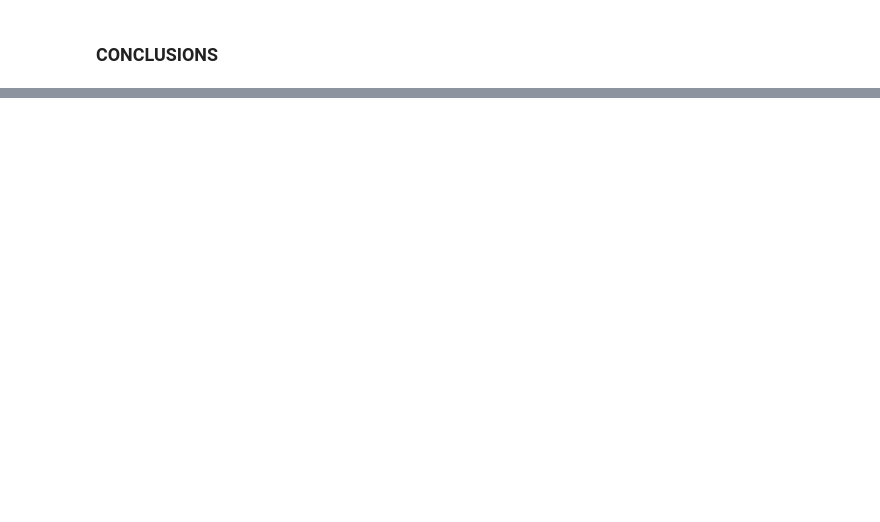
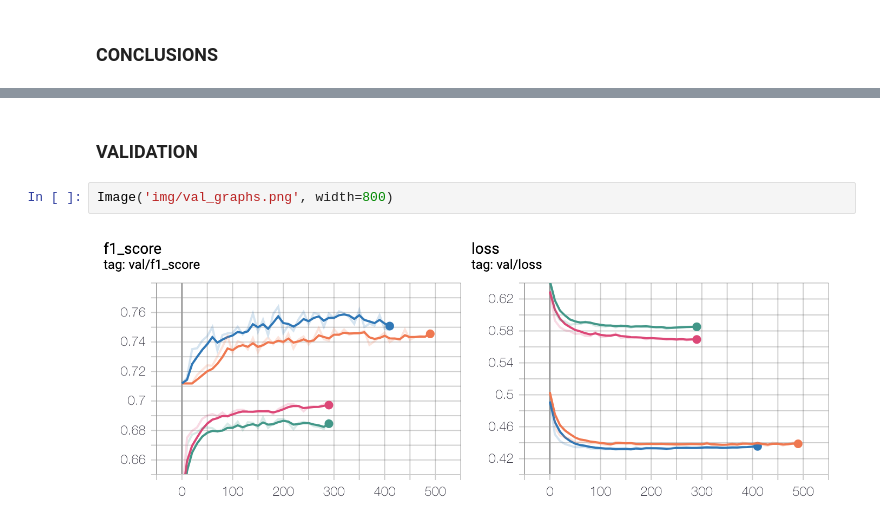
Before and after one commit to paulagd/edreams_test, a Jupyter notebook: edreams_test.ipynb, the cells around one changed output, grey strips where cells are left out. Saved outputs shown, nothing was run; the diff lists cells and outputs as text; blank space fills up the shorter version.

```diff
--- a/edreams_test.ipynb
+++ b/edreams_test.ipynb
@@ -480,0 +500,6 @@ Normalized confusion matrix
+# %% [markdown]
+### VALIDATION
+# %%
+Image('img/val_graphs.png', width=800)
+# %% [output]
+[figure, added]
```
Also changed, not shown: parts of 27 cells of this notebook, 6 other files.
